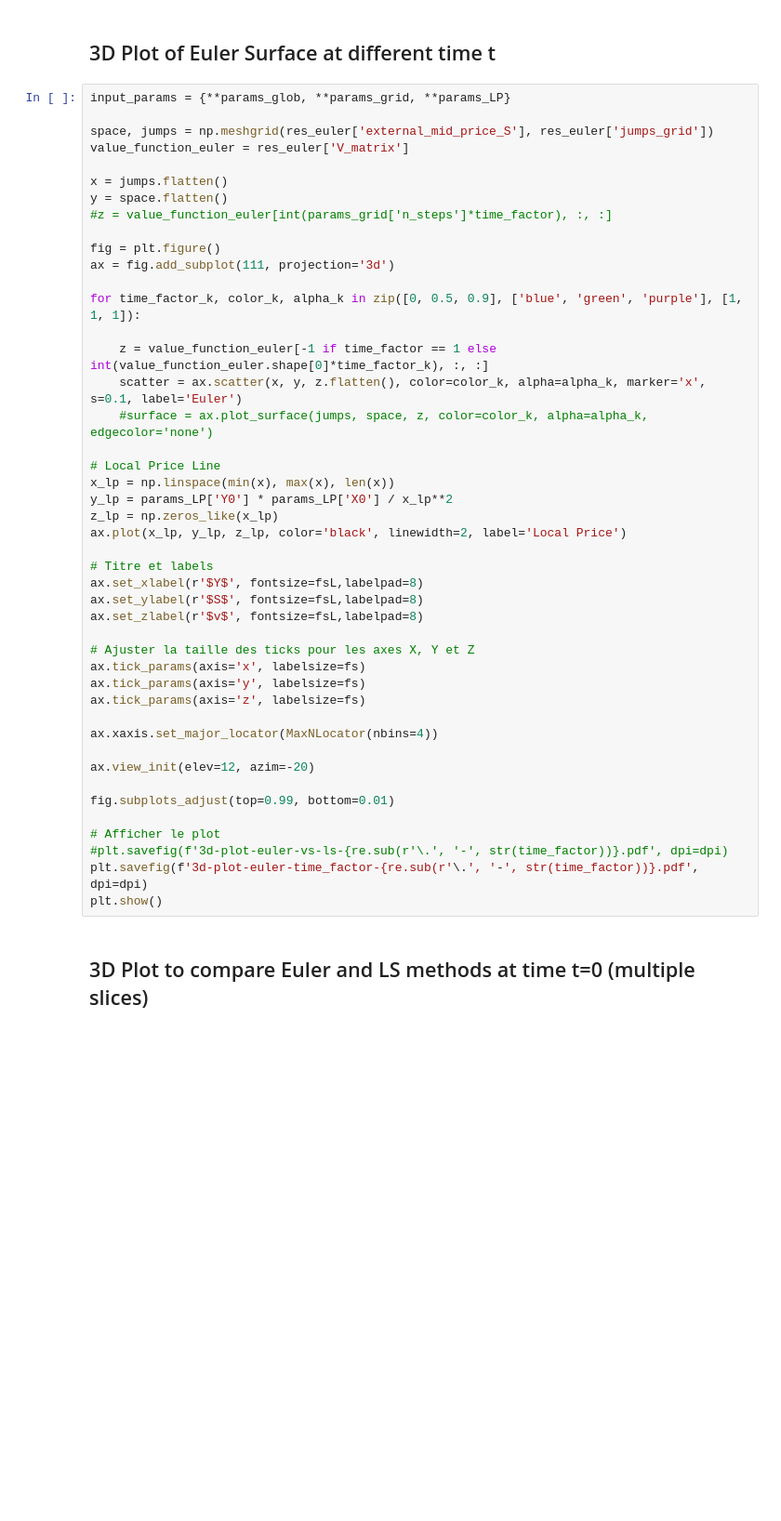
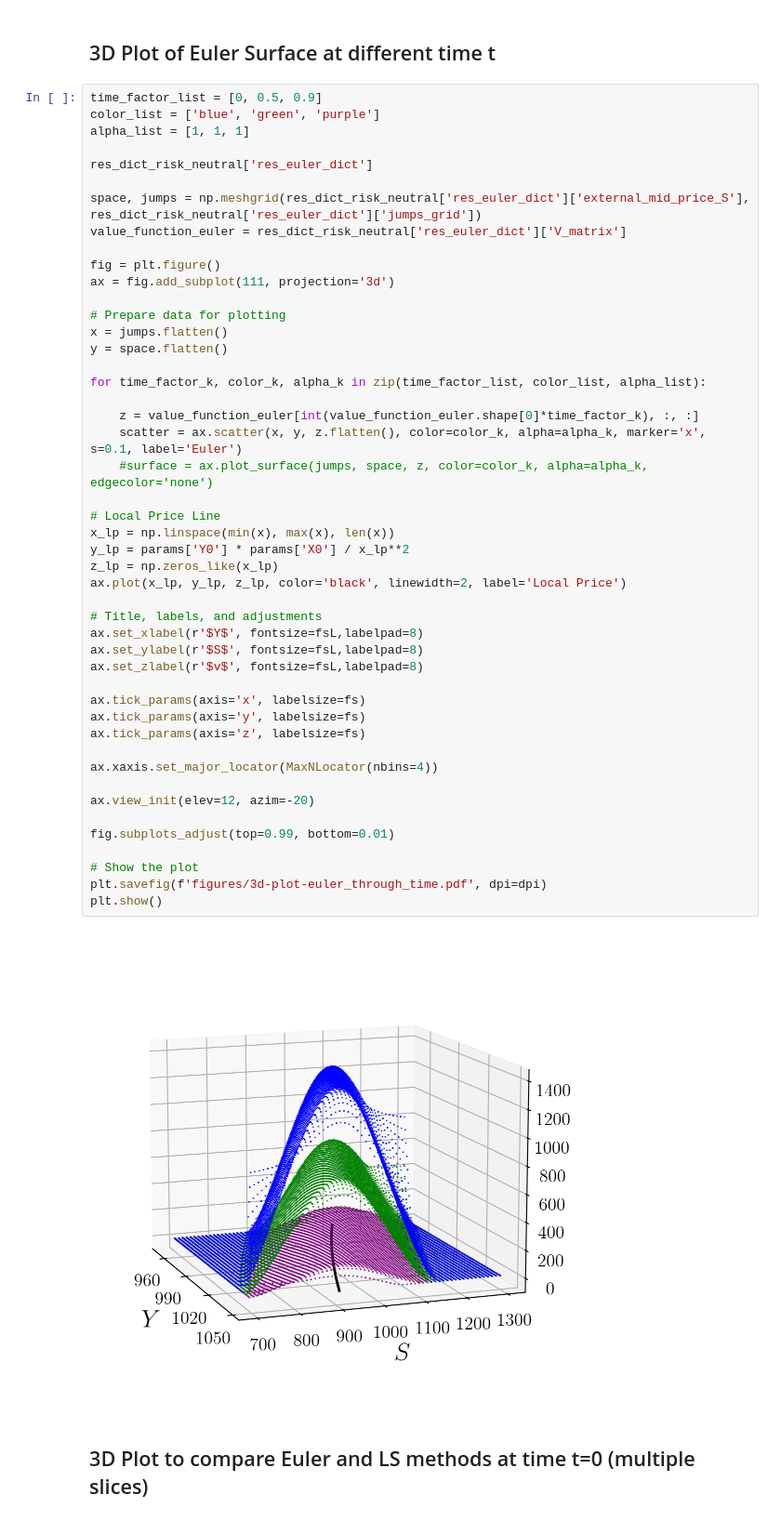
Before and after one commit to sb-bbr/AMM-Optimal-Exit-Time, a Jupyter notebook: Code/AMMSimulation.ipynb, the cells around one changed output. Shown at 93% size. Saved outputs shown, nothing was run; the diff lists cells and outputs as text; blank space fills up the shorter version.

```diff
--- a/Code/AMMSimulation.ipynb
+++ b/Code/AMMSimulation.ipynb
@@ -396,50 +291,54 @@ v_max = np.max(v_max_list)
 # %% [markdown]
 ## 3D Plot of Euler Surface at different time t
 # %%
-input_params = {**params_glob, **params_grid, **params_LP}
+time_factor_list = [0, 0.5, 0.9]
+color_list = ['blue', 'green', 'purple']
+alpha_list = [1, 1, 1]
 
-space, jumps = np.meshgrid(res_euler['external_mid_price_S'], res_euler['jumps_grid'])
-value_function_euler = res_euler['V_matrix']
+res_dict_risk_neutral['res_euler_dict']
 
-x = jumps.flatten()
-y = space.flatten()
-#z = value_function_euler[int(params_grid['n_steps']*time_factor), :, :]
+space, jumps = np.meshgrid(res_dict_risk_neutral['res_euler_dict']['external_mid_price_S'], res_dict_risk_neutral['res_euler_dict']['jumps_grid'])
+value_function_euler = res_dict_risk_neutral['res_euler_dict']['V_matrix']
 
 fig = plt.figure()
 ax = fig.add_subplot(111, projection='3d')
 
-for time_factor_k, color_k, alpha_k in zip([0, 0.5, 0.9], ['blue', 'green', 'purple'], [1, 1, 1]):
+# Prepare data for plotting
+x = jumps.flatten()
+y = space.flatten()
 
-    z = value_function_euler[-1 if time_factor == 1 else int(value_function_euler.shape[0]*time_factor_k), :, :]
+for time_factor_k, color_k, alpha_k in zip(time_factor_list, color_list, alpha_list):
+
+    z = value_function_euler[int(value_function_euler.shape[0]*time_factor_k), :, :]
     scatter = ax.scatter(x, y, z.flatten(), color=color_k, alpha=alpha_k, marker='x', s=0.1, label='Euler')
     #surface = ax.plot_surface(jumps, space, z, color=color_k, alpha=alpha_k, edgecolor='none')
 
 # Local Price Line
 x_lp = np.linspace(min(x), max(x), len(x))
-y_lp = params_LP['Y0'] * params_LP['X0'] / x_lp**2
+y_lp = params['Y0'] * params['X0'] / x_lp**2
 z_lp = np.zeros_like(x_lp)
 ax.plot(x_lp, y_lp, z_lp, color='black', linewidth=2, label='Local Price')
 
-# Titre et labels
+# Title, labels, and adjustments
 ax.set_xlabel(r'$Y$', fontsize=fsL,labelpad=8)
 ax.set_ylabel(r'$S$', fontsize=fsL,labelpad=8)
 ax.set_zlabel(r'$v$', fontsize=fsL,labelpad=8)
 
-# Ajuster la taille des ticks pour les axes X, Y et Z
 ax.tick_params(axis='x', labelsize=fs)
 ax.tick_params(axis='y', labelsize=fs)
 ax.tick_params(axis='z', labelsize=fs)
 
 ax.xaxis.set_major_locator(MaxNLocator(nbins=4))
 
 ax.view_init(elev=12, azim=-20)
 
 fig.subplots_adjust(top=0.99, bottom=0.01)
 
-# Afficher le plot
-#plt.savefig(f'3d-plot-euler-vs-ls-{re.sub(r'\.', '-', str(time_factor))}.pdf', dpi=dpi)
-plt.savefig(f'3d-plot-euler-time_factor-{re.sub(r'\.', '-', str(time_factor))}.pdf', dpi=dpi)
+# Show the plot
+plt.savefig(f'figures/3d-plot-euler_through_time.pdf', dpi=dpi)
 plt.show()
+# %% [output]
+[figure, added]
 # %% [markdown]
 ## 3D Plot to compare Euler and LS methods at time t=0 (multiple slices)
 # %%
```
Also changed, not shown: parts of 25 cells of this notebook, 44 other files.
